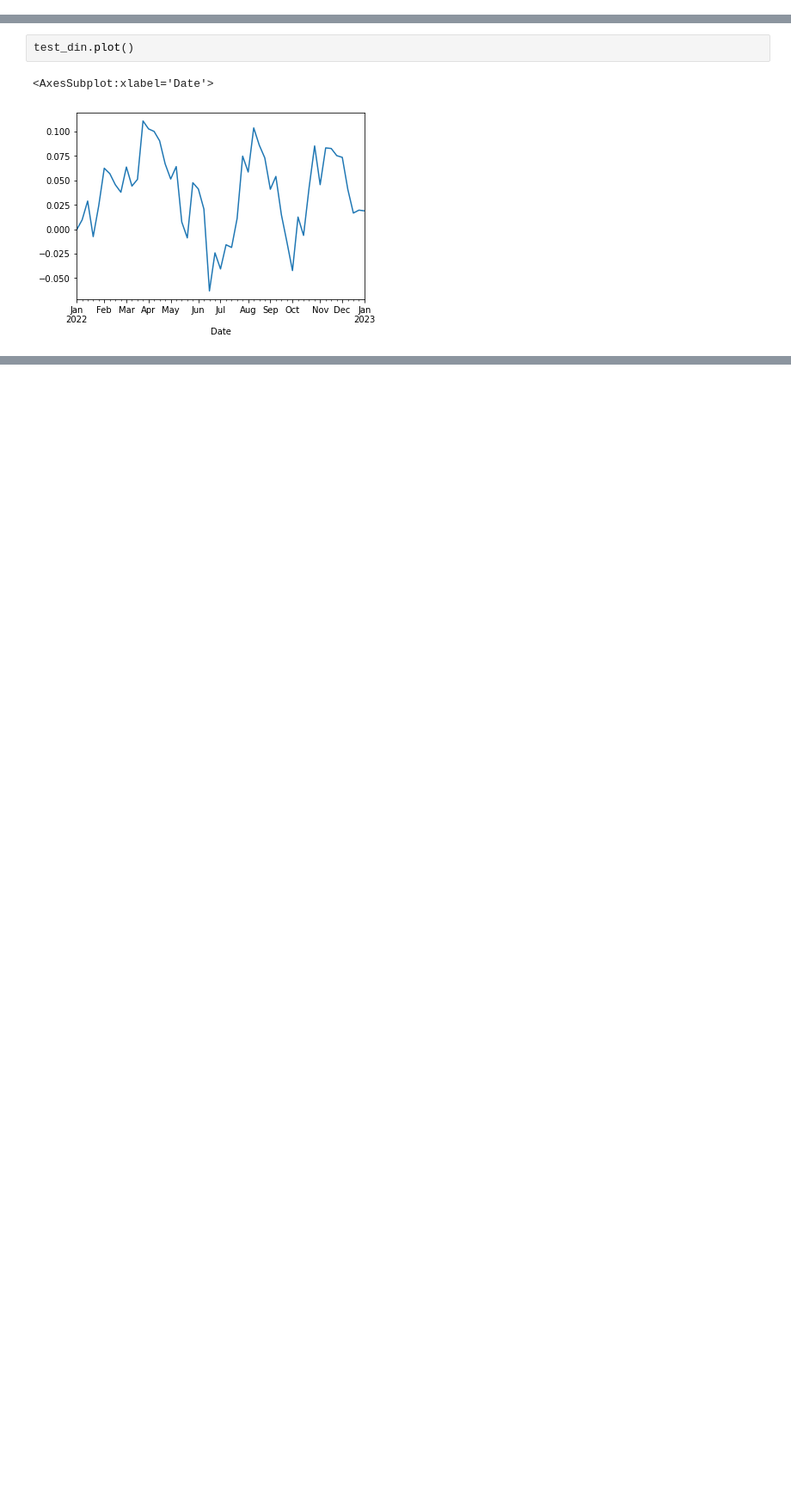
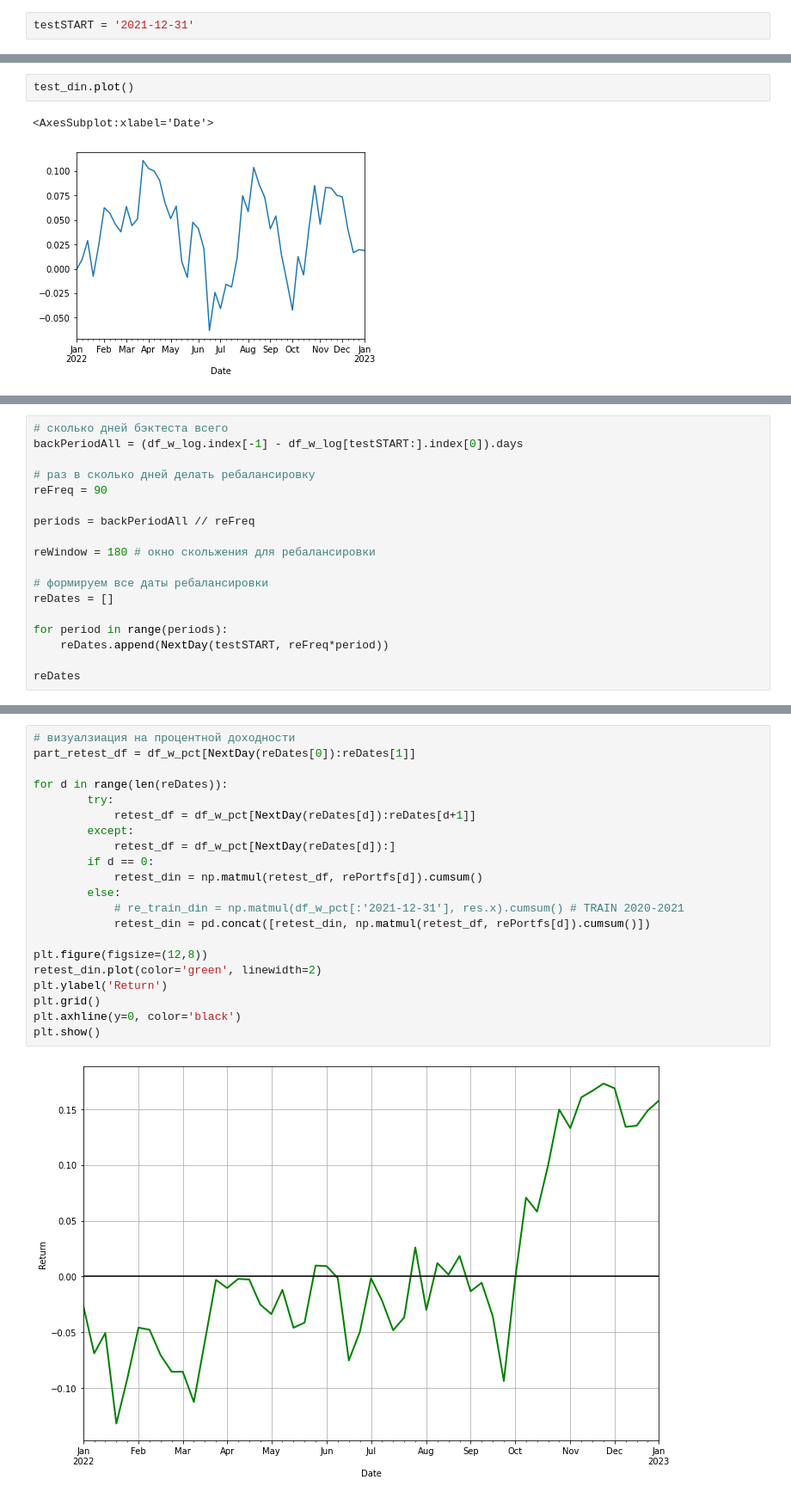
Before and after one commit to KayumovRu/RL-invest-optimization, a Jupyter notebook: notebooks/Markowitz.ipynb, the cells around one changed output, grey strips where cells are left out. Shown: that part at 86% size. Saved outputs shown, nothing was run; the diff lists cells and outputs as text; blank space fills up the shorter version.

```diff
--- a/notebooks/Markowitz.ipynb
+++ b/notebooks/Markowitz.ipynb
@@ -3,3 +3,5 @@ import pandas as pd
 import numpy as np
 
 import matplotlib.pyplot as plt
+# %%
+testSTART = '2021-12-31'
@@ -154,0 +194,18 @@ test_din.plot()
+# %%
+# сколько дней бэктеста всего
+backPeriodAll = (df_w_log.index[-1] - df_w_log[testSTART:].index[0]).days
+
+# раз в сколько дней делать ребалансировку
+reFreq = 90
+
+periods = backPeriodAll // reFreq
+
+reWindow = 180 # окно скольжения для ребалансировки
+
+# формируем все даты ребалансировки
+reDates = []
+
+for period in range(periods):
+    reDates.append(NextDay(testSTART, reFreq*period))
+
+reDates
@@ -154,0 +271,23 @@ test_din.plot()
+# %%
+# визуалзиация на процентной доходности
+part_retest_df = df_w_pct[NextDay(reDates[0]):reDates[1]]
+
+for d in range(len(reDates)):
+        try:
+            retest_df = df_w_pct[NextDay(reDates[d]):reDates[d+1]]
+        except:
+            retest_df = df_w_pct[NextDay(reDates[d]):]
+        if d == 0:
+            retest_din = np.matmul(retest_df, rePortfs[d]).cumsum()
+        else:
+            # re_train_din = np.matmul(df_w_pct[:'2021-12-31'], res.x).cumsum() # TRAIN 2020-2021
+            retest_din = pd.concat([retest_din, np.matmul(retest_df, rePortfs[d]).cumsum()])
+
+plt.figure(figsize=(12,8))
+retest_din.plot(color='green', linewidth=2)
+plt.ylabel('Return')
+plt.grid()
+plt.axhline(y=0, color='black')
+plt.show()
+# %% [output]
+[figure, added]
```
Also changed, not shown: parts of 17 cells of this notebook, 3 other files.
